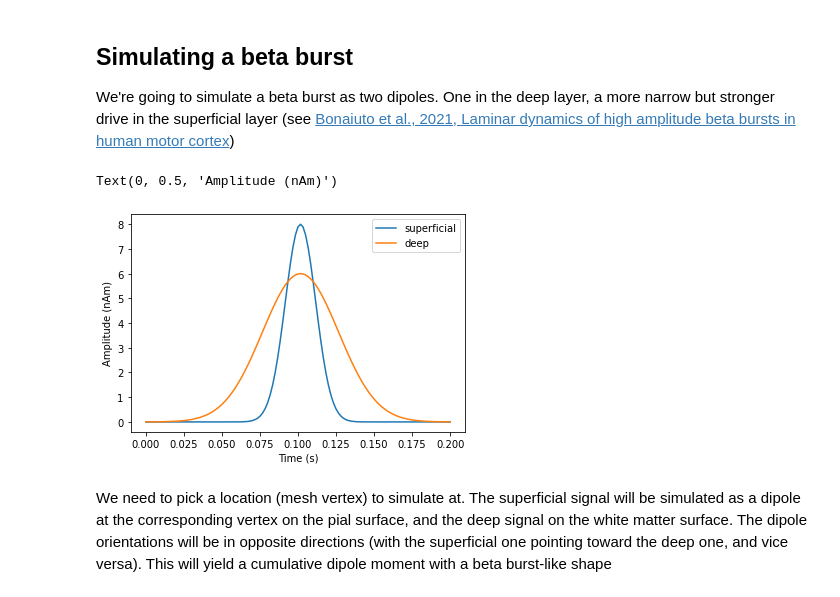
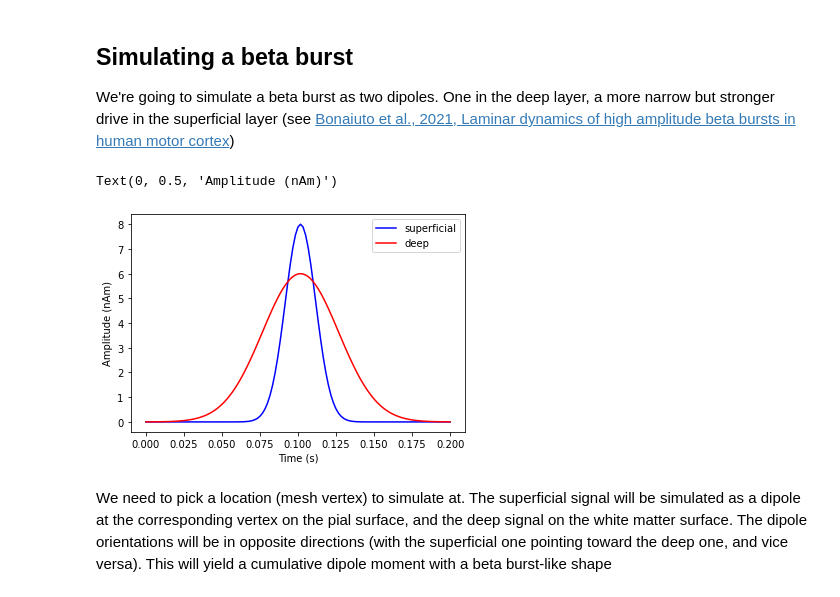
Before and after one commit to danclab/laMEG, a Jupyter notebook: tutorials/sim_sliding_win_model_comparison_burst.ipynb, the cells around one changed output. Saved outputs shown, nothing was run; the diff lists cells and outputs as text; code cells hidden in the pictures.

Commit message:
updated plot colors
Former-commit-id: 19728ae33eeae49e7cc54c05167cb9341b99a9d1

```diff
--- a/tutorials/sim_sliding_win_model_comparison_burst.ipynb
+++ b/tutorials/sim_sliding_win_model_comparison_burst.ipynb
@@ -120,28 +120,28 @@ We're going to simulate a beta burst as two dipoles. One in the deep layer, a mo
 # %%
 # Strength of each simulated source (nAm)
 dipole_moment = [8, 6]
 # Temporal width of the simulated superficial signal
 superficial_width = .01 # 10ms
 # Temporal width of the simulated deep signal
 deep_width = .025 # 25ms
 
 # Sampling rate (must match the data file)
 s_rate = 600
 
 # Generate 200ms of a Gaussian at a sampling rate of 600Hz (to match the data file)
 time = np.linspace(0,.2,121)
 zero_time = time[int((len(time)-1)/2+1)]
 superficial_signal = np.exp(-((time-zero_time)**2)/(2*superficial_width**2))
 deep_signal = np.exp(-((time-zero_time)**2)/(2*deep_width**2))
 
-plt.plot(time,superficial_signal*dipole_moment[0], label='superficial')
-plt.plot(time,deep_signal*dipole_moment[1], label='deep')
+plt.plot(time,superficial_signal*dipole_moment[0], 'b', label='superficial')
+plt.plot(time,deep_signal*dipole_moment[1], 'r', label='deep')
 plt.legend()
 plt.xlabel('Time (s)')
 plt.ylabel('Amplitude (nAm)')
 # %% [output]
 Text(0, 0.5, 'Amplitude (nAm)')
-[figure, old version]
+[figure, new version]
 # %% [markdown]
 We need to pick a location (mesh vertex) to simulate at. The superficial signal will be simulated as a dipole at the corresponding vertex on the pial surface, and the deep signal on the white matter surface. The dipole orientations will be in opposite directions (with the superficial one pointing toward the deep one, and vice versa). This will yield a cumulative dipole moment with a beta burst-like shape
 # %%
```
